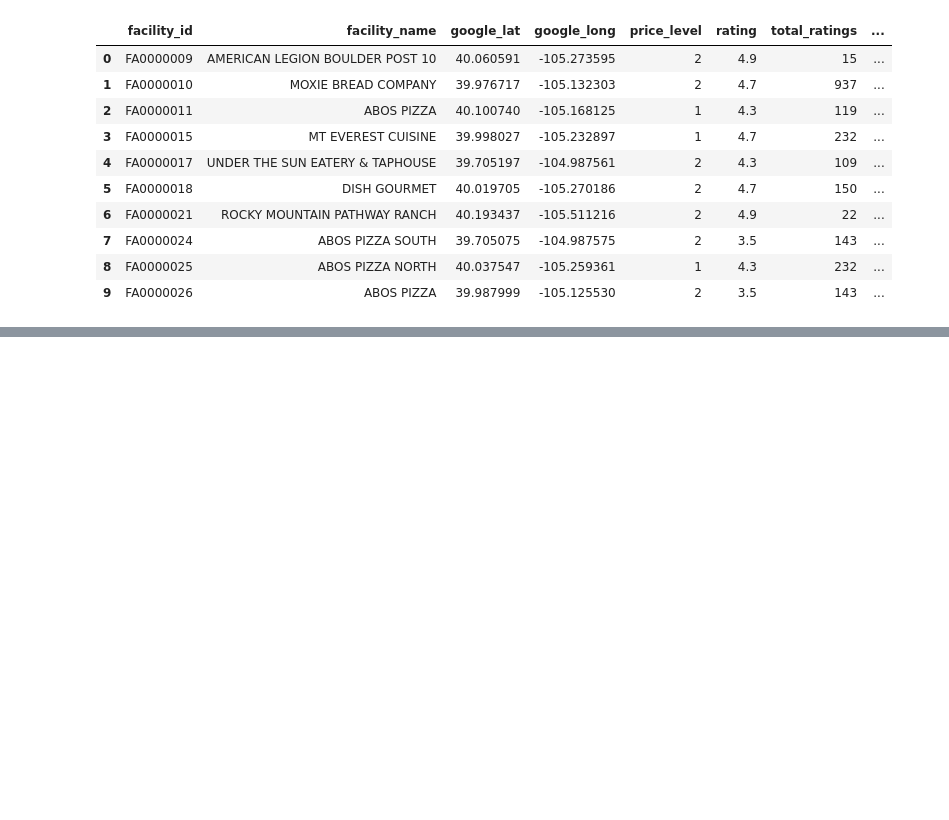
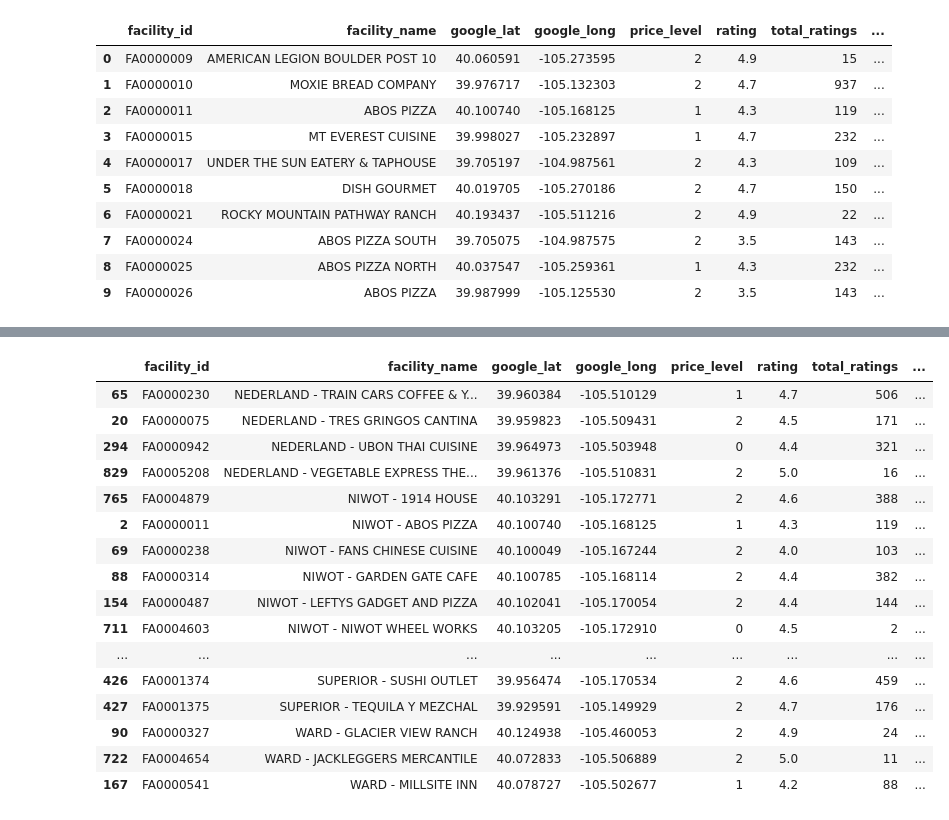
Before and after one commit to kchavez05/boulder-co-health, a Jupyter notebook: Data_Prep/Tableau_cities.ipynb, the cells around one changed output, grey strips where cells are left out. Drawn from its saved outputs; the diff is of its cells as text; code cells hidden in the pictures; blank space fills up the shorter version.

```diff
--- a/Data_Prep/Tableau_cities.ipynb
+++ b/Data_Prep/Tableau_cities.ipynb
@@ -98,3 +119,26 @@ facilities.head(10)
+# %%
+#sort dataframe by facility & city
+facilities = facilities.sort_values(by = ['city', 'facility_name'], axis=0,
+                                              ascending = [True,True])
+facilities.tail(30)
+# %% [output]
+|  | facility_id | facility_name | google_lat | google_long | price_level | rating | total_ratings | ... |
+| 65 | FA0000230 | NEDERLAND - TRAIN CARS COFFEE & Y... | 39.960384 | -105.510129 | 1 | 4.7 | 506 | ... |
+| 20 | FA0000075 | NEDERLAND - TRES GRINGOS CANTINA | 39.959823 | -105.509431 | 2 | 4.5 | 171 | ... |
+| 294 | FA0000942 | NEDERLAND - UBON THAI CUISINE | 39.964973 | -105.503948 | 0 | 4.4 | 321 | ... |
+| 829 | FA0005208 | NEDERLAND - VEGETABLE EXPRESS THE... | 39.961376 | -105.510831 | 2 | 5.0 | 16 | ... |
+| 765 | FA0004879 | NIWOT - 1914 HOUSE | 40.103291 | -105.172771 | 2 | 4.6 | 388 | ... |
+| 2 | FA0000011 | NIWOT - ABOS PIZZA | 40.100740 | -105.168125 | 1 | 4.3 | 119 | ... |
+| 69 | FA0000238 | NIWOT - FANS CHINESE CUISINE | 40.100049 | -105.167244 | 2 | 4.0 | 103 | ... |
+| 88 | FA0000314 | NIWOT - GARDEN GATE CAFE | 40.100785 | -105.168114 | 2 | 4.4 | 382 | ... |
+| 154 | FA0000487 | NIWOT - LEFTYS GADGET AND PIZZA | 40.102041 | -105.170054 | 2 | 4.4 | 144 | ... |
+| 711 | FA0004603 | NIWOT - NIWOT WHEEL WORKS | 40.103205 | -105.172910 | 0 | 4.5 | 2 | ... |
+| ... | ... | ... | ... | ... | ... | ... | ... | ... |
+| 426 | FA0001374 | SUPERIOR - SUSHI OUTLET | 39.956474 | -105.170534 | 2 | 4.6 | 459 | ... |
+| 427 | FA0001375 | SUPERIOR - TEQUILA Y MEZCHAL | 39.929591 | -105.149929 | 2 | 4.7 | 176 | ... |
+| 90 | FA0000327 | WARD - GLACIER VIEW RANCH | 40.124938 | -105.460053 | 2 | 4.9 | 24 | ... |
+| 722 | FA0004654 | WARD - JACKLEGGERS MERCANTILE | 40.072833 | -105.506889 | 2 | 5.0 | 11 | ... |
+| 167 | FA0000541 | WARD - MILLSITE INN | 40.078727 | -105.502677 | 1 | 4.2 | 88 | ... |
 # %%
 #create facilities DF with data columns
 facilities_json = facilities[["city", "facility_name", "facility_id", "rating", "total_ratings", "avg_inspection_score", "avg_violations_count"]].copy()
```
Also changed, not shown: parts of 8 cells of this notebook, 3 other files.
